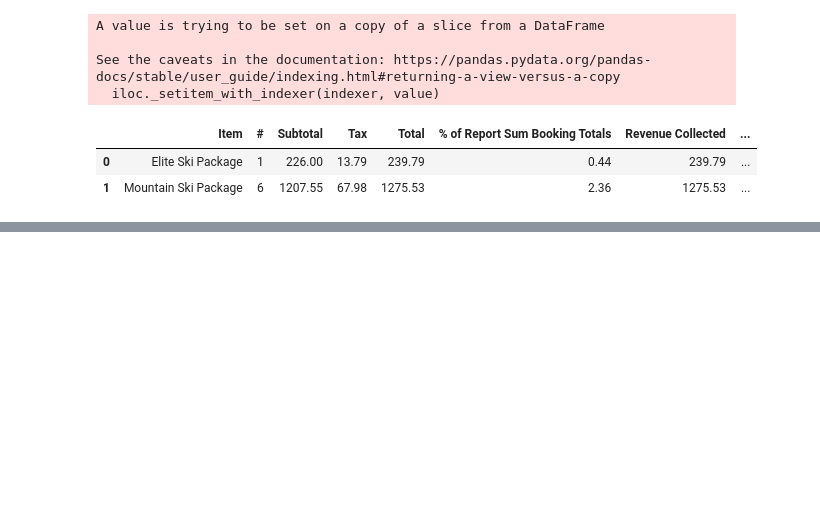
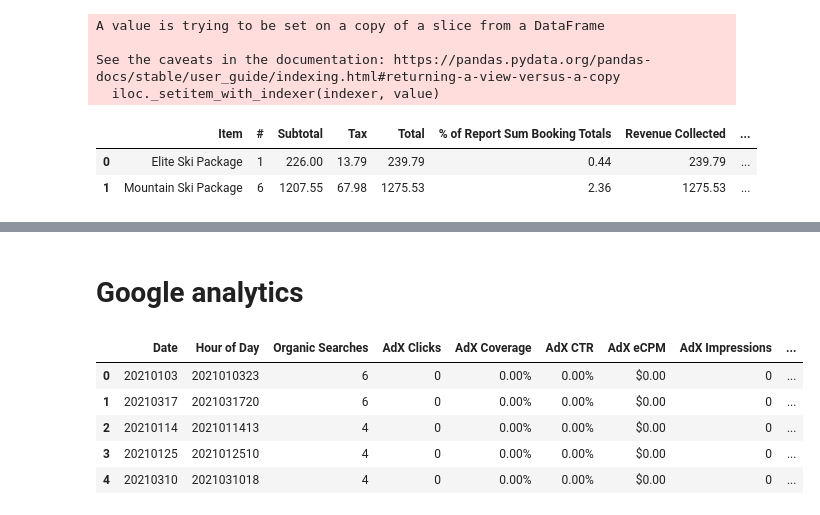
Before and after one commit to Data-Science-in-Business-master/final-project-adventure-haus-and-hwy40-adventure_haus_highway_40, a Jupyter notebook: HW40.ipynb, the cells around one changed output, grey strips where cells are left out. Cells and saved outputs as stored; diff of their text form; code cells hidden in the pictures; blank space fills up the shorter version.

```diff
--- a/HW40.ipynb
+++ b/HW40.ipynb
@@ -123,3 +123,16 @@ campaigns.head()
 |  | campaign | Start | End | End Subtotal | End Tax | End Total | End % of Report Sum Booking Totals | ... |
 | 0 | Save 50% off purchase | 12/26/2020 @ 12:00am | 1/1/2021 @ 12:00am | 49748.63 | 2798.96 | 52547.59 | 97.2 | ... |
 | 1 | Skicoupons.com | 1/21/21 @ 11:11am | NaN | 1433.55 | 81.77 | 1515.32 | 2.8 | ... |
+# %% [markdown]
+# Google analytics
+# %%
+# Read-in aquisition data
+aquisition = pd.read_csv("data/HWY40/Google Analytics/aquisition.csv", header=6)
+aquisition.head()
+# %% [output]
+|  | Date | Hour of Day | Organic Searches | AdX Clicks | AdX Coverage | AdX CTR | AdX eCPM | AdX Impressions | ... |
+| 0 | 20210103 | 2021010323 | 6 | 0 | 0.00% | 0.00% | $0.00 | 0 | ... |
+| 1 | 20210317 | 2021031720 | 6 | 0 | 0.00% | 0.00% | $0.00 | 0 | ... |
+| 2 | 20210114 | 2021011413 | 4 | 0 | 0.00% | 0.00% | $0.00 | 0 | ... |
+| 3 | 20210125 | 2021012510 | 4 | 0 | 0.00% | 0.00% | $0.00 | 0 | ... |
+| 4 | 20210310 | 2021031018 | 4 | 0 | 0.00% | 0.00% | $0.00 | 0 | ... |
```
Also changed, not shown: parts of 6 cells of this notebook.
